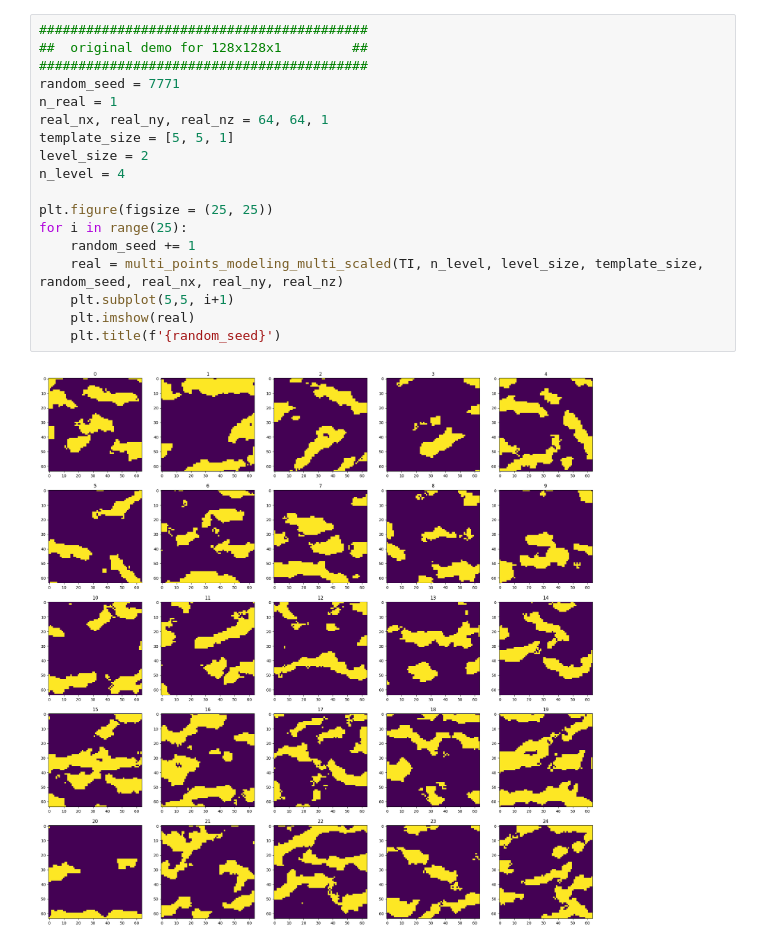
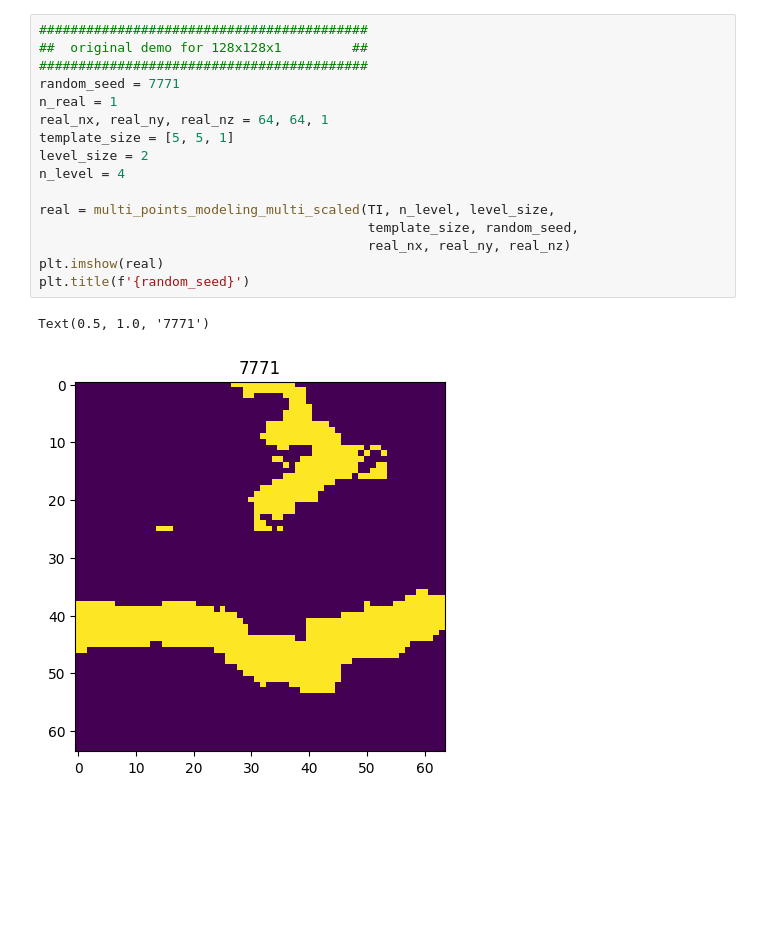
Before and after one commit to geomodeller/funny_mps_v2, a Jupyter notebook: main_multi_lavel_v2.ipynb, the cells around one changed output. Drawn from its saved outputs; the diff is of its cells as text; blank space fills up the shorter version.

```diff
--- a/main_multi_lavel_v2.ipynb
+++ b/main_multi_lavel_v2.ipynb
@@ -8,22 +11,21 @@ TI = np.loadtxt('ti_strebelle.dat', skiprows = 3).reshape(250,250,1)
 # %%
 ##########################################
 ##  original demo for 128x128x1         ##
 ##########################################
 random_seed = 7771
 n_real = 1
 real_nx, real_ny, real_nz = 64, 64, 1
 template_size = [5, 5, 1]
 level_size = 2
 n_level = 4
 
-plt.figure(figsize = (25, 25))
-for i in range(25):
-    random_seed += 1
-    real = multi_points_modeling_multi_scaled(TI, n_level, level_size, template_size, random_seed, real_nx, real_ny, real_nz)
-    plt.subplot(5,5, i+1)
-    plt.imshow(real)
-    plt.title(f'{random_seed}')
+real = multi_points_modeling_multi_scaled(TI, n_level, level_size,
+                                          template_size, random_seed,
+                                          real_nx, real_ny, real_nz)
+plt.imshow(real)
+plt.title(f'{random_seed}')
 # %% [output]
+Text(0.5, 1.0, '7771')
-[figure, old version]
+[figure, new version]
 # %%
 ##########################################
```
Also changed, not shown: parts of 10 cells of this notebook, 1 other file.
